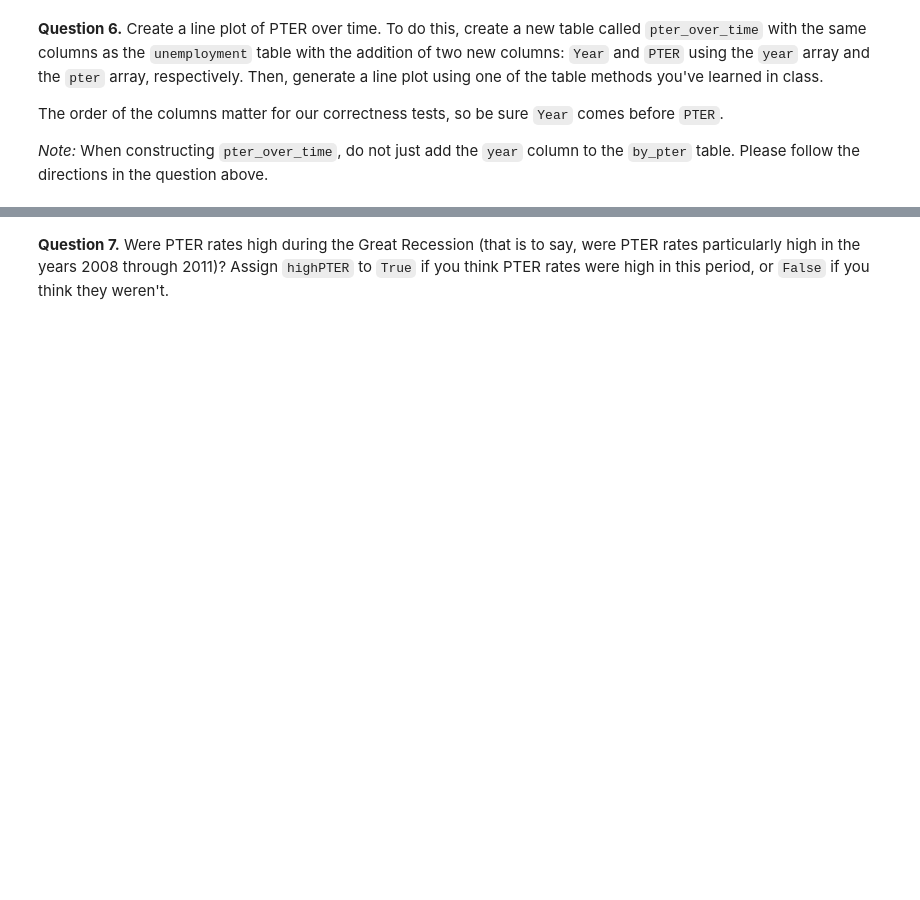
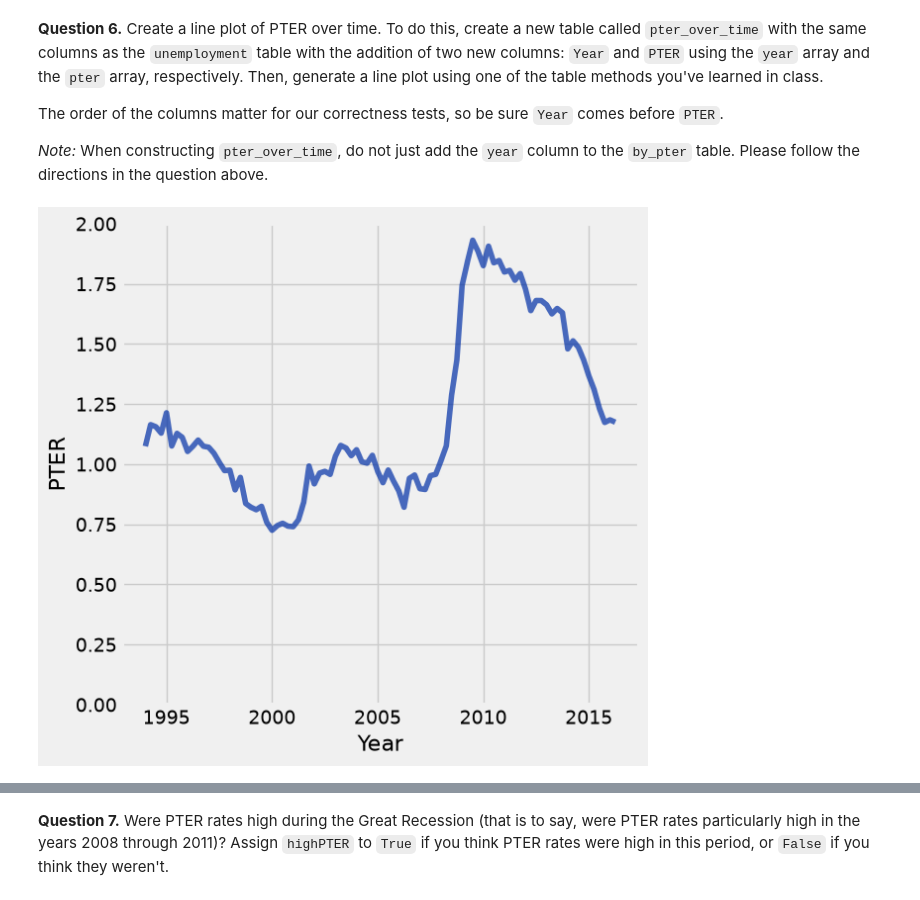
Before and after one commit to cblack-3/cblack-DA-Fall-Intro, a Jupyter notebook: Homework 3 - Visualizations/hw03.ipynb, the cells around one changed output, grey strips where cells are left out. Saved outputs shown, nothing was run; the diff lists cells and outputs as text; code cells hidden in the pictures; blank space fills up the shorter version.

```diff
--- a/Homework 3 - Visualizations/hw03.ipynb
+++ b/Homework 3 - Visualizations/hw03.ipynb
@@ -155,0 +153,5 @@ pter
+# %%
+nei_array = unemployment.column('NEI')
+nei_pter_array = unemployment.column('NEI-PTER')
+pter = nei_pter_array - nei_array
+pter
@@ -164,0 +180,3 @@ by_pter
+# %%
+by_pter = unemployment.with_column('PTER', pter).sort('PTER', descending = True)
+by_pter
@@ -172,8 +205,10 @@ The order of the columns matter for our correctness tests, so be sure `Year` com
 *Note:* When constructing `pter_over_time`, do not just add the `year` column to the `by_pter` table. Please follow the directions in the question above.
 # %%
 year = 1994 + np.arange(by_pter.num_rows)/4
-pter_over_time = unemployment.with_column('Year', year)
-...
+pter_over_time = unemployment.with_column('Year', year).with_column('PTER', pter)
+pter_over_time.plot('Year', 'PTER')
 plt.ylim(0,2); # Do not change this line
+# %% [output]
+[figure, added]
 # %%
 grader.check("q1_6")
```
Also changed, not shown: parts of 16 cells of this notebook, 2 other files.
